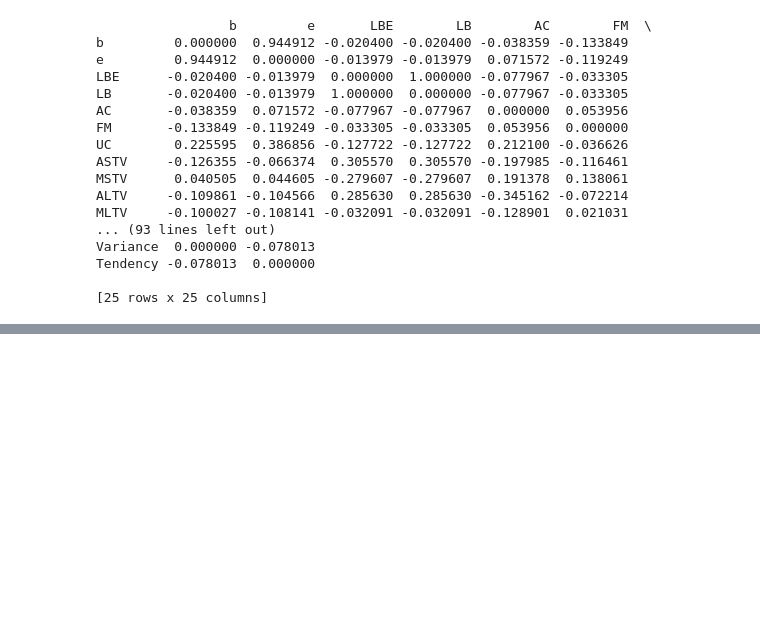
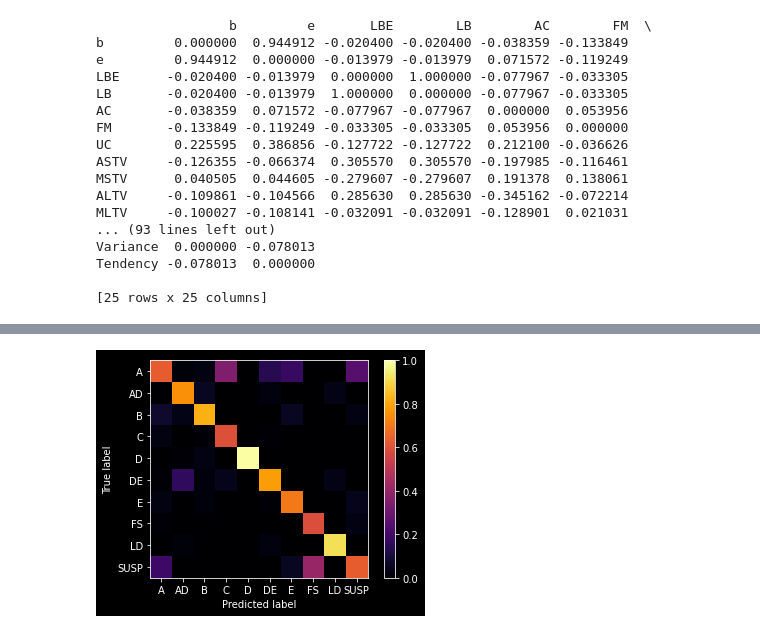
Before and after one commit to acid9reen/Cardiotocography_model, a Jupyter notebook: model.ipynb, the cells around one changed output, grey strips where cells are left out. Cells and saved outputs as stored; diff of their text form; code cells hidden in the pictures; blank space fills up the shorter version.

```diff
--- a/model.ipynb
+++ b/model.ipynb
@@ -177,0 +198,4 @@ confusion_matrix(gbc_clf, *std_params)
+# %%
+confusion_matrix(sgd_clf, *std_params)
+# %% [output]
+[figure, added]
```
Also changed, not shown: parts of 14 cells of this notebook.
